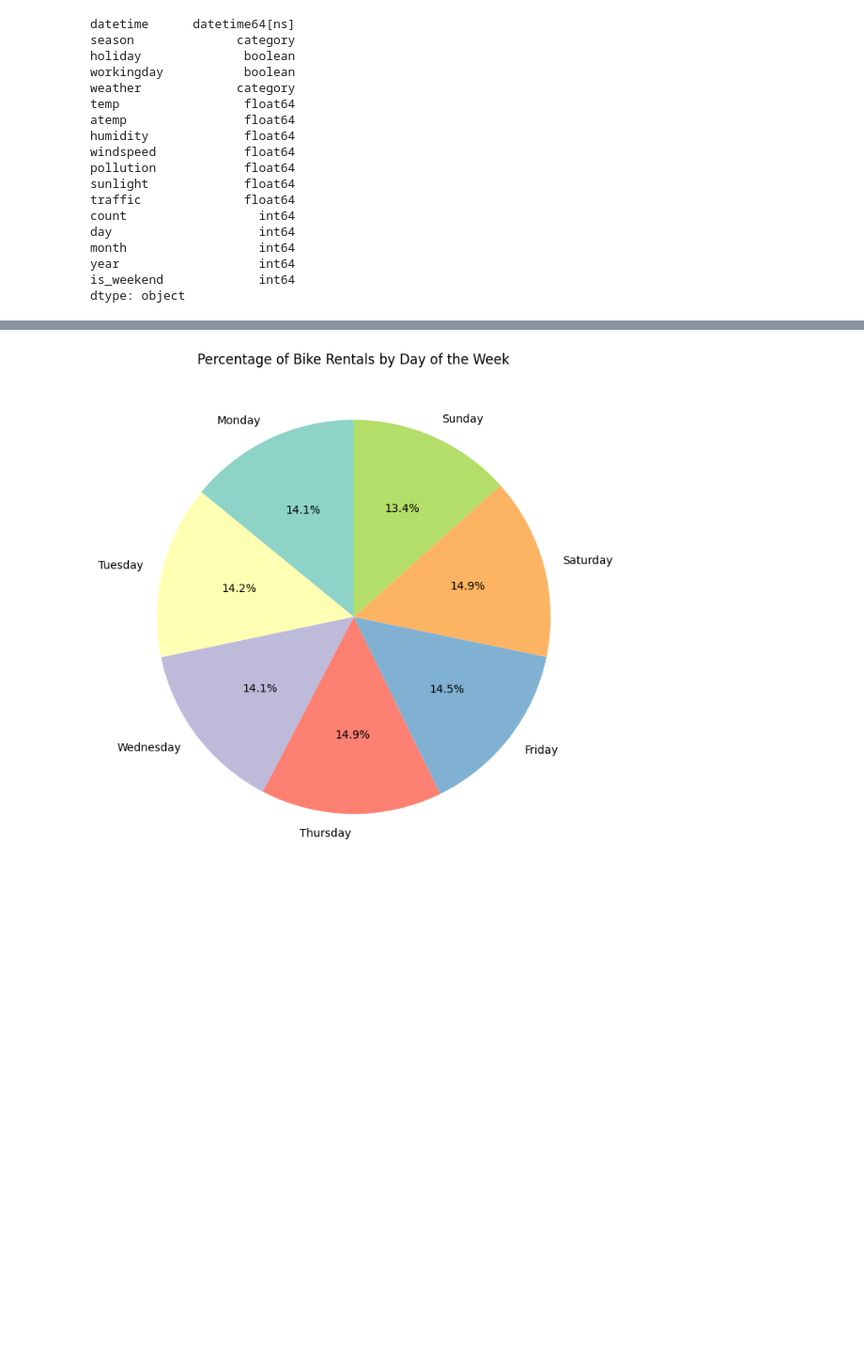
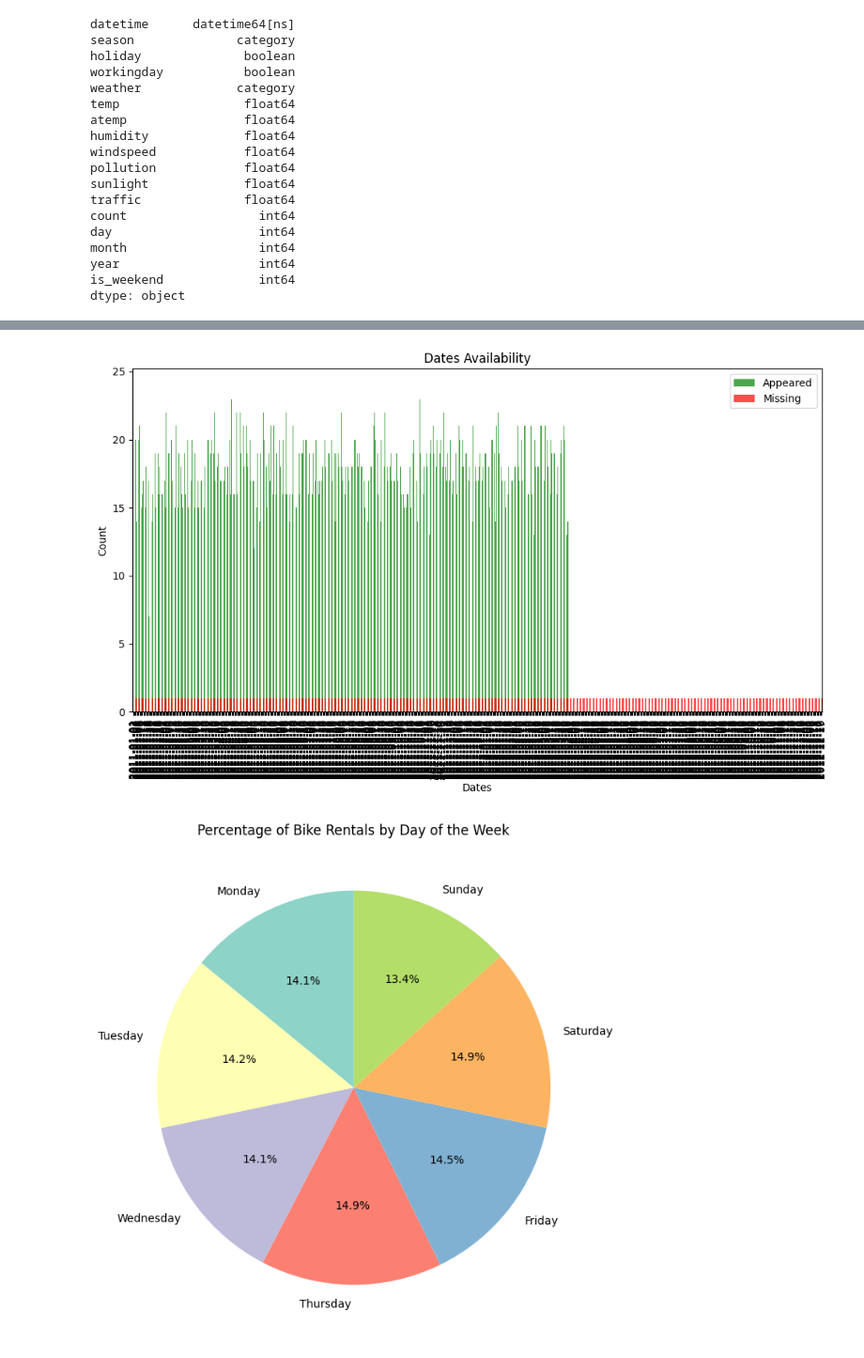
Before and after one commit to EitanBakirov/advanced-ml-dl-course, a Jupyter notebook: Assignment I/Assignment I - Group 4.ipynb, the cells around one changed output, grey strips where cells are left out. Shown at 94% size. Drawn from its saved outputs; the diff is of its cells as text; code cells hidden in the pictures; blank space fills up the shorter version.

```diff
--- a/Assignment I/Assignment I - Group 4.ipynb
+++ b/Assignment I/Assignment I - Group 4.ipynb
@@ -443,3 +551,28 @@ dtype: object
+# %%
+def plot_dates_availability_barplot(appear_dates, missing_dates):
+    # Convert date strings or numpy.datetime64 objects to datetime objects considering only the day
+    appear_dates = [pd.to_datetime(date).date() for date in appear_dates]
+    missing_dates = [pd.to_datetime(date).date() for date in missing_dates]
+
+    # Count the occurrences of each date type
+    appear_counts = pd.Series(appear_dates).value_counts().sort_index()
+    missing_counts = pd.Series(missing_dates).value_counts().sort_index()
+
+    # Create a bar plot
+    plt.figure(figsize=(12, 6))
+    appear_counts.plot(kind='bar', color='green', label='Appeared', alpha=0.7)
+    missing_counts.plot(kind='bar', color='red', label='Missing', alpha=0.7)
+
+    # Customize the plot
+    plt.title('Dates Availability')
+    plt.xlabel('Dates')
+    plt.ylabel('Count')
+    plt.legend()
+    plt.show()
+# %%
+plot_dates_availability_barplot(actual_dates, missing_dates)
+# %% [output]
+[figure, added]
 # %%
 
 # Assuming 'bike_data' includes the new datetime-related features
```
Also changed, not shown: parts of 11 cells of this notebook.
